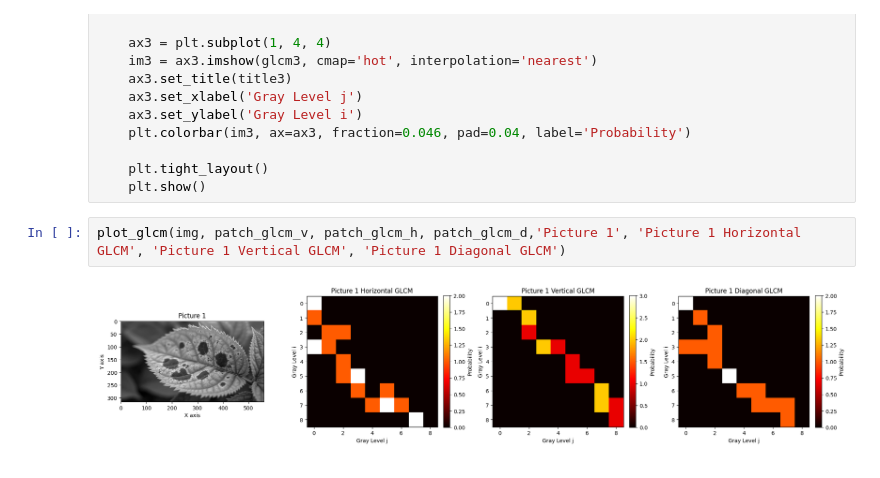
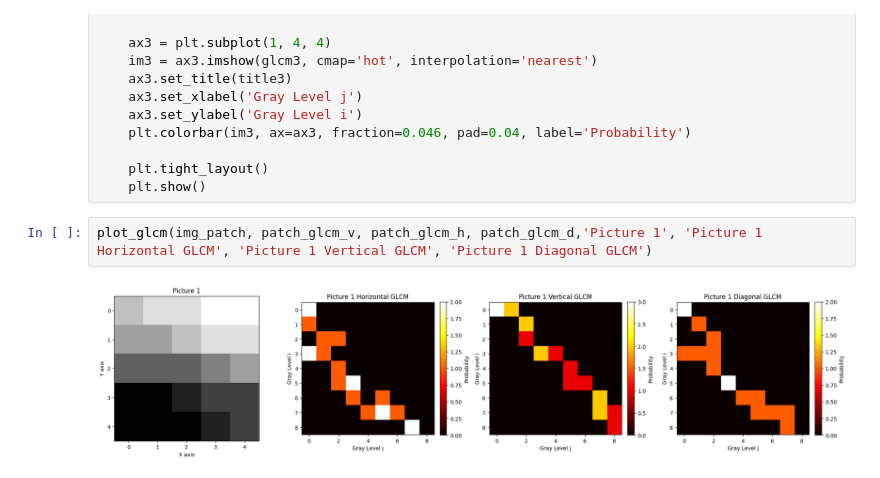
Before and after one commit to Efty34/Image_Processing, a Jupyter notebook: Lab_4/assignment/assignment_2.ipynb, the cells around one changed output. Saved outputs shown, nothing was run; the diff lists cells and outputs as text.

```diff
--- a/Lab_4/assignment/assignment_2.ipynb
+++ b/Lab_4/assignment/assignment_2.ipynb
@@ -162,6 +162,6 @@ def plot_glcm(img, glcm1, glcm2, glcm3,title0, title1, title2, title3):
     plt.tight_layout()
     plt.show()
 # %%
-plot_glcm(img, patch_glcm_v, patch_glcm_h, patch_glcm_d,'Picture 1', 'Picture 1 Horizontal GLCM', 'Picture 1 Vertical GLCM', 'Picture 1 Diagonal GLCM')
+plot_glcm(img_patch, patch_glcm_v, patch_glcm_h, patch_glcm_d,'Picture 1', 'Picture 1 Horizontal GLCM', 'Picture 1 Vertical GLCM', 'Picture 1 Diagonal GLCM')
 # %% [output]
-[figure, old version]
+[figure, new version]
```
Also changed, not shown: parts of 3 cells of this notebook, 15 other files.
